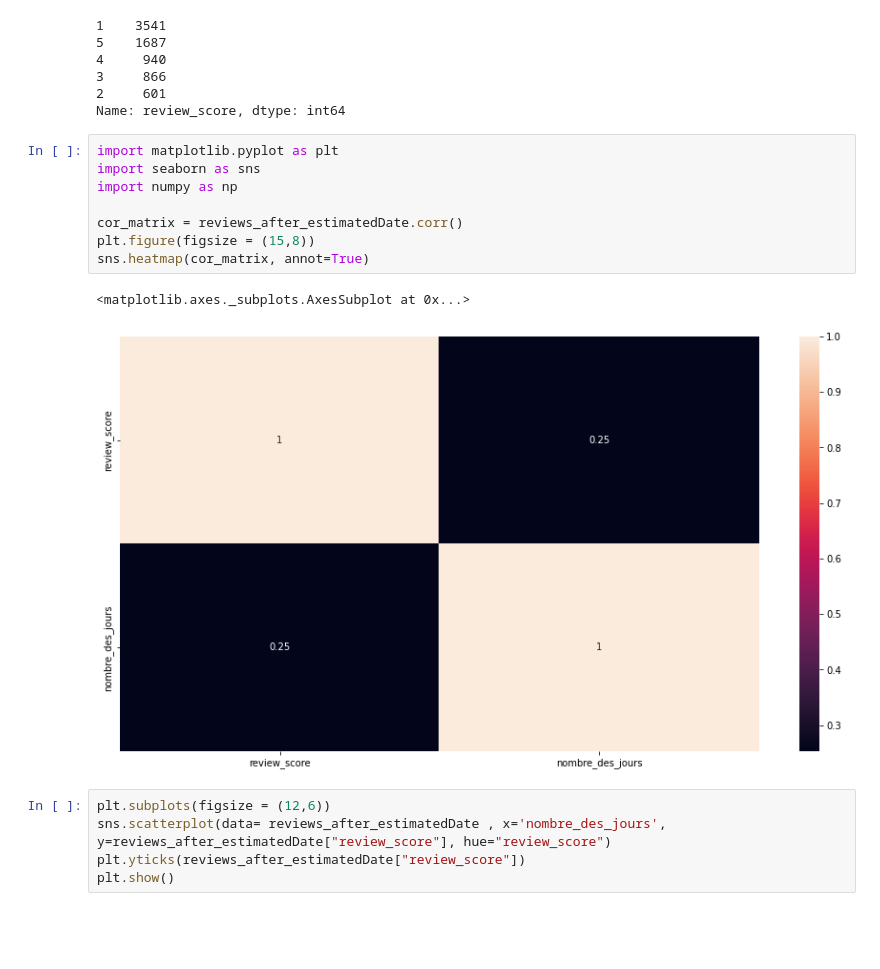
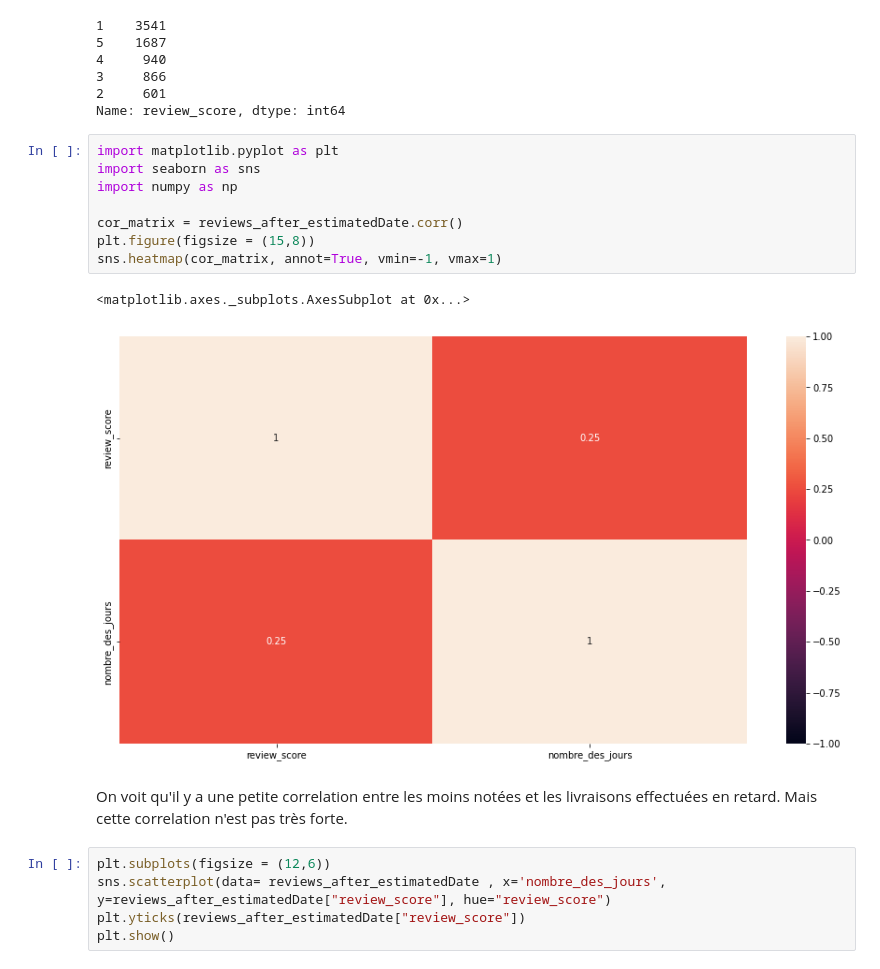
Before and after one commit to yunuserbas/ProjetWCS2, a Jupyter notebook: Question_6.ipynb, the cells around one changed output. Cells and saved outputs as stored; diff of their text form; blank space fills up the shorter version.

```diff
--- a/Question_6.ipynb
+++ b/Question_6.ipynb
@@ -218,14 +218,16 @@ Name: review_score, dtype: int64
 # %%
 import matplotlib.pyplot as plt
 import seaborn as sns
 import numpy as np
 
 cor_matrix = reviews_after_estimatedDate.corr()
 plt.figure(figsize = (15,8))
-sns.heatmap(cor_matrix, annot=True)
+sns.heatmap(cor_matrix, annot=True, vmin=-1, vmax=1)
 # %% [output]
 <matplotlib.axes._subplots.AxesSubplot at 0x...>
-[figure, old version]
+[figure, new version]
+# %% [markdown]
+On voit qu'il y a une petite correlation entre les moins notées et les livraisons effectuées en retard. Mais cette correlation n'est pas très forte.
 # %%
 plt.subplots(figsize = (12,6))
 sns.scatterplot(data= reviews_after_estimatedDate , x='nombre_des_jours', y=reviews_after_estimatedDate["review_score"], hue="review_score")
```
Also changed, not shown: parts of 4 cells of this notebook.
